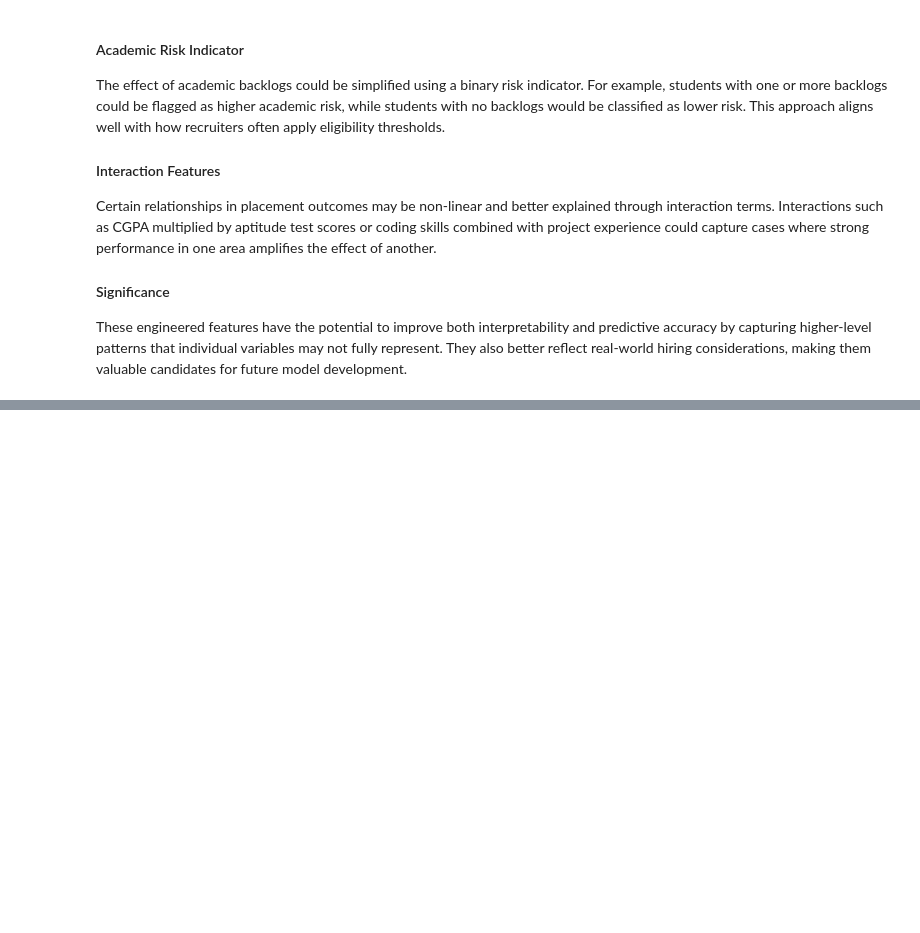
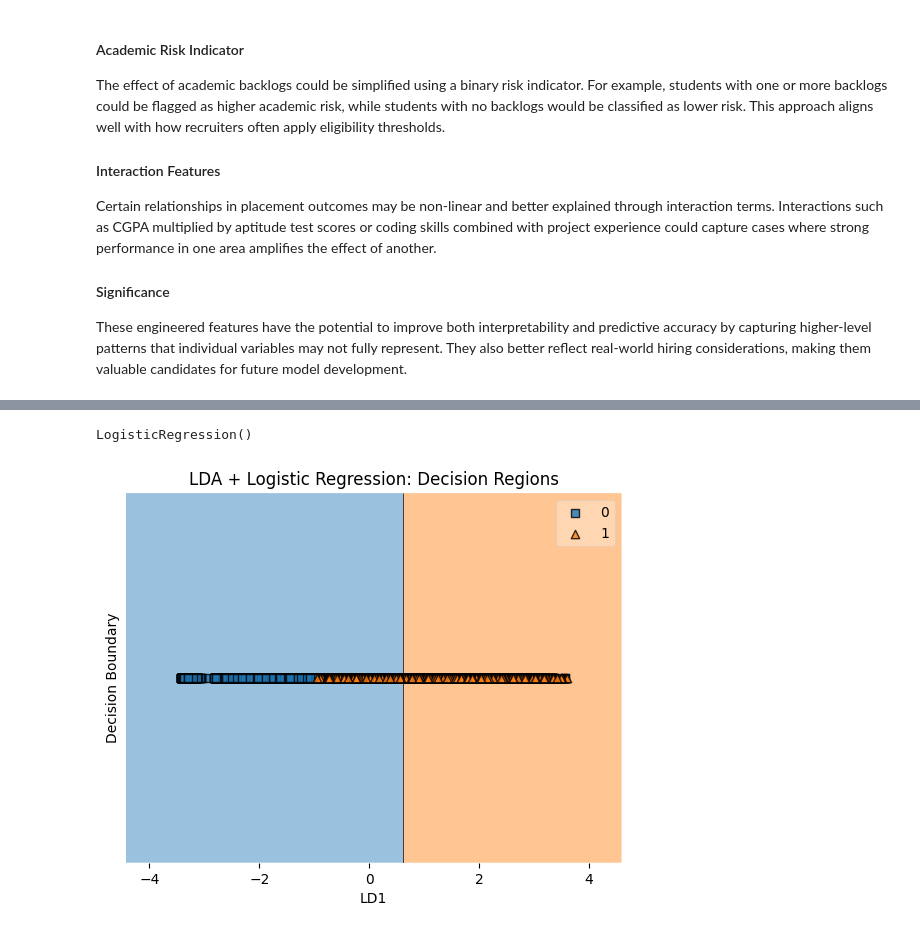
Before and after one commit to muskaanmahes/DS-7331-Term-Project, a Jupyter notebook: Lab1_Visualization_and_Data_Preprocessing/Master_Notebook.ipynb, the cells around one changed output, grey strips where cells are left out. Cells and saved outputs as stored; diff of their text form; code cells hidden in the pictures; blank space fills up the shorter version.

```diff
--- a/Lab1_Visualization_and_Data_Preprocessing/Master_Notebook.ipynb
+++ b/Lab1_Visualization_and_Data_Preprocessing/Master_Notebook.ipynb
@@ -1270,0 +1378,33 @@ These engineered features have the potential to improve both interpretability an
+# %%
+#Dimension Reduction: LDA + Logistic Regression
+#defining the features and target variable
+X = df[['CGPA', 'Internships', 'Projects', 'Soft_Skills_Rating']]
+y = df['Placement_Status'].astype('category').cat.codes  # Converts to 0 (Not Placed), 1 (Placed)
+
+# Train/test split
+x_train, x_test, y_train, y_test = train_test_split(X, y, test_size=0.3, random_state=1)
+
+#Standardize features
+scale = StandardScaler()
+x_train_std = scale.fit_transform(x_train)
+x_test_std = scale.transform(x_test)
+
+#applying LDA and using 1 component because of the outcome
+lda = LDA(n_components=1)
+x_train_lda = lda.fit_transform(x_train_std, y_train)
+x_test_lda = lda.transform(x_test_std)
+
+#training with logistic model
+model = LogisticRegression()
+model.fit(x_train_lda, y_train)
+# %% [output]
+LogisticRegression()
+# %%
+#plot
+plot_decision_regions(x_train_lda, y_train.to_numpy().astype(np.int_), clf=model)
+plt.xlabel("LD1")
+plt.ylabel("Decision Boundary")
+plt.title("LDA + Logistic Regression: Decision Regions")
+plt.show()
+# %% [output]
+[figure, added]
```
Also changed, not shown: parts of 9 cells of this notebook.
